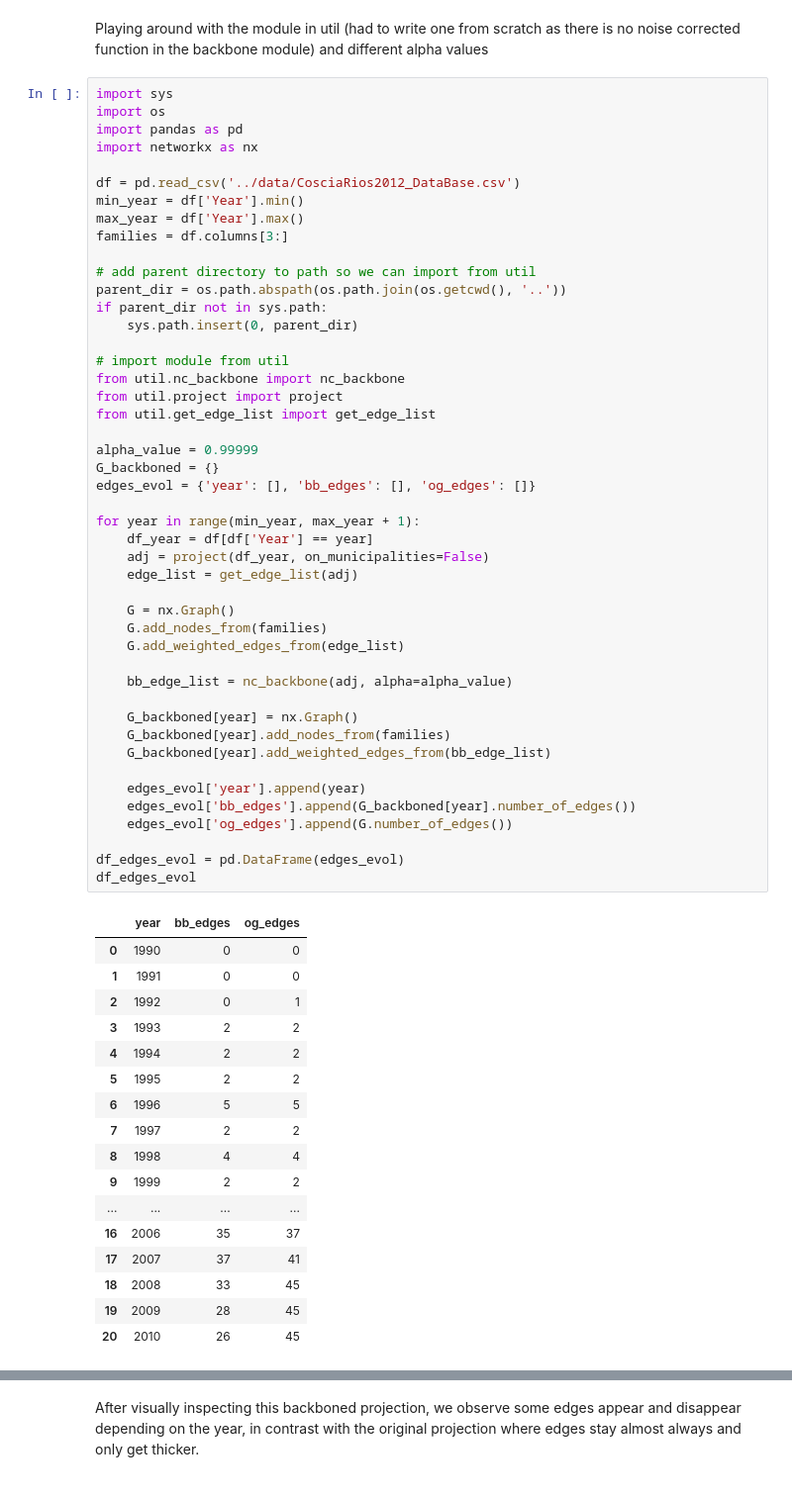
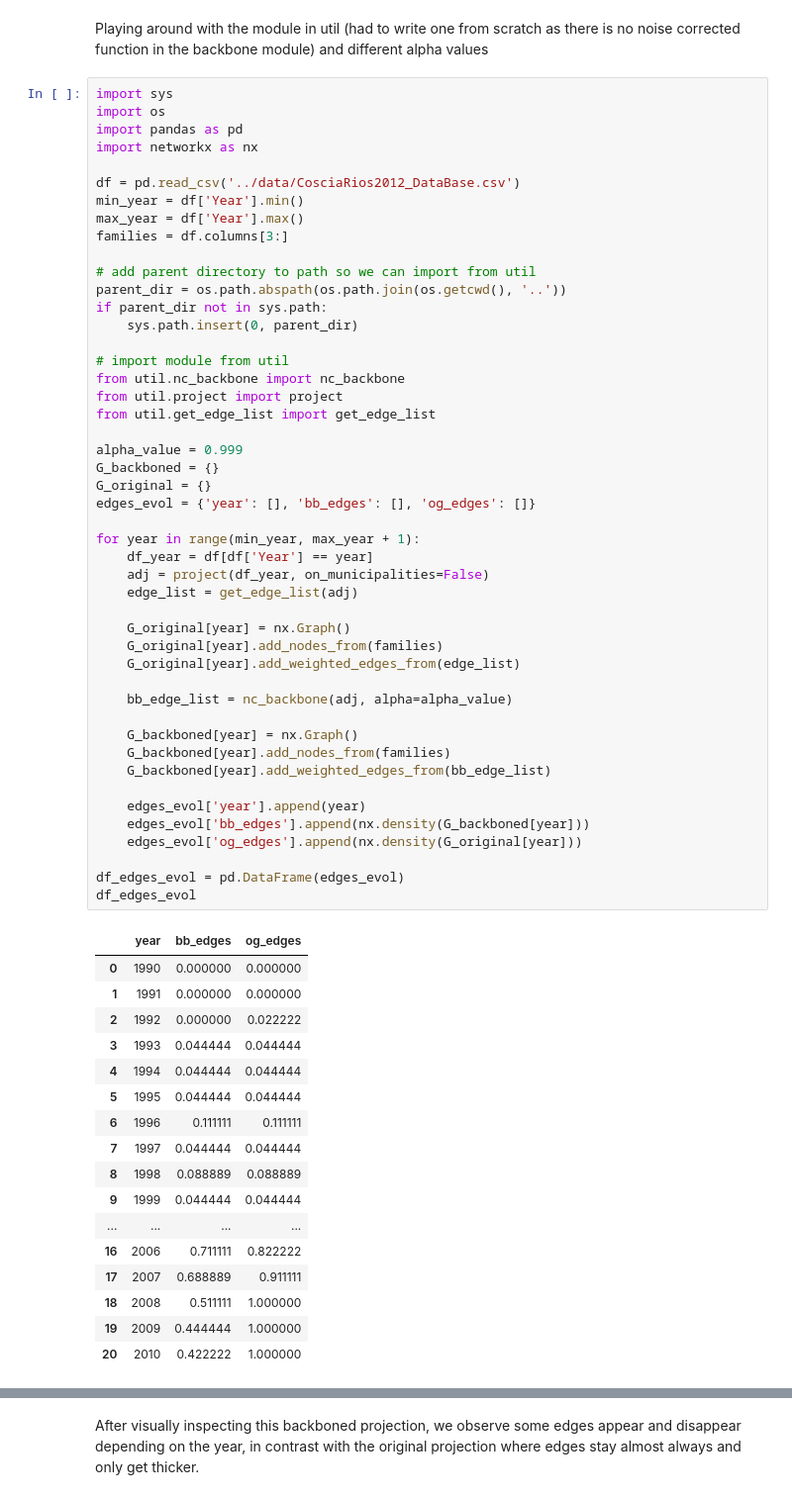
Before and after one commit to jan-cardell/networks_project, a Jupyter notebook: backboning/cartel_proj_bb.ipynb, the cells around one changed output, grey strips where cells are left out. Shown at 99% size. Cells and saved outputs as stored; diff of their text form.

```diff
--- a/backboning/cartel_proj_bb.ipynb
+++ b/backboning/cartel_proj_bb.ipynb
@@ -17,52 +17,53 @@ families = df.columns[3:]
 parent_dir = os.path.abspath(os.path.join(os.getcwd(), '..'))
 if parent_dir not in sys.path:
     sys.path.insert(0, parent_dir)
 
 # import module from util
 from util.nc_backbone import nc_backbone
 from util.project import project
 from util.get_edge_list import get_edge_list
 
-alpha_value = 0.99999
+alpha_value = 0.999
 G_backboned = {}
+G_original = {}
 edges_evol = {'year': [], 'bb_edges': [], 'og_edges': []}
 
 for year in range(min_year, max_year + 1):
     df_year = df[df['Year'] == year]
     adj = project(df_year, on_municipalities=False)
     edge_list = get_edge_list(adj)
 
-    G = nx.Graph()
-    G.add_nodes_from(families)
-    G.add_weighted_edges_from(edge_list)
+    G_original[year] = nx.Graph()
+    G_original[year].add_nodes_from(families)
+    G_original[year].add_weighted_edges_from(edge_list)
 
     bb_edge_list = nc_backbone(adj, alpha=alpha_value)
 
     G_backboned[year] = nx.Graph()
     G_backboned[year].add_nodes_from(families)
     G_backboned[year].add_weighted_edges_from(bb_edge_list)
 
     edges_evol['year'].append(year)
-    edges_evol['bb_edges'].append(G_backboned[year].number_of_edges())
-    edges_evol['og_edges'].append(G.number_of_edges())
+    edges_evol['bb_edges'].append(nx.density(G_backboned[year]))
+    edges_evol['og_edges'].append(nx.density(G_original[year]))
 
 df_edges_evol = pd.DataFrame(edges_evol)
 df_edges_evol
 # %% [output]
 |  | year | bb_edges | og_edges |
-| 0 | 1990 | 0 | 0 |
-| 1 | 1991 | 0 | 0 |
-| 2 | 1992 | 0 | 1 |
-| 3 | 1993 | 2 | 2 |
-| 4 | 1994 | 2 | 2 |
-| 5 | 1995 | 2 | 2 |
-| 6 | 1996 | 5 | 5 |
-| 7 | 1997 | 2 | 2 |
-| 8 | 1998 | 4 | 4 |
-| 9 | 1999 | 2 | 2 |
+| 0 | 1990 | 0.000000 | 0.000000 |
+| 1 | 1991 | 0.000000 | 0.000000 |
+| 2 | 1992 | 0.000000 | 0.022222 |
+| 3 | 1993 | 0.044444 | 0.044444 |
+| 4 | 1994 | 0.044444 | 0.044444 |
+| 5 | 1995 | 0.044444 | 0.044444 |
+| 6 | 1996 | 0.111111 | 0.111111 |
+| 7 | 1997 | 0.044444 | 0.044444 |
+| 8 | 1998 | 0.088889 | 0.088889 |
+| 9 | 1999 | 0.044444 | 0.044444 |
 | ... | ... | ... | ... |
-| 16 | 2006 | 35 | 37 |
-| 17 | 2007 | 37 | 41 |
-| 18 | 2008 | 33 | 45 |
-| 19 | 2009 | 28 | 45 |
-| 20 | 2010 | 26 | 45 |
+| 16 | 2006 | 0.711111 | 0.822222 |
+| 17 | 2007 | 0.688889 | 0.911111 |
+| 18 | 2008 | 0.511111 | 1.000000 |
+| 19 | 2009 | 0.444444 | 1.000000 |
+| 20 | 2010 | 0.422222 | 1.000000 |
```
Also changed, not shown: parts of 31 cells of this notebook, 5 other files.
